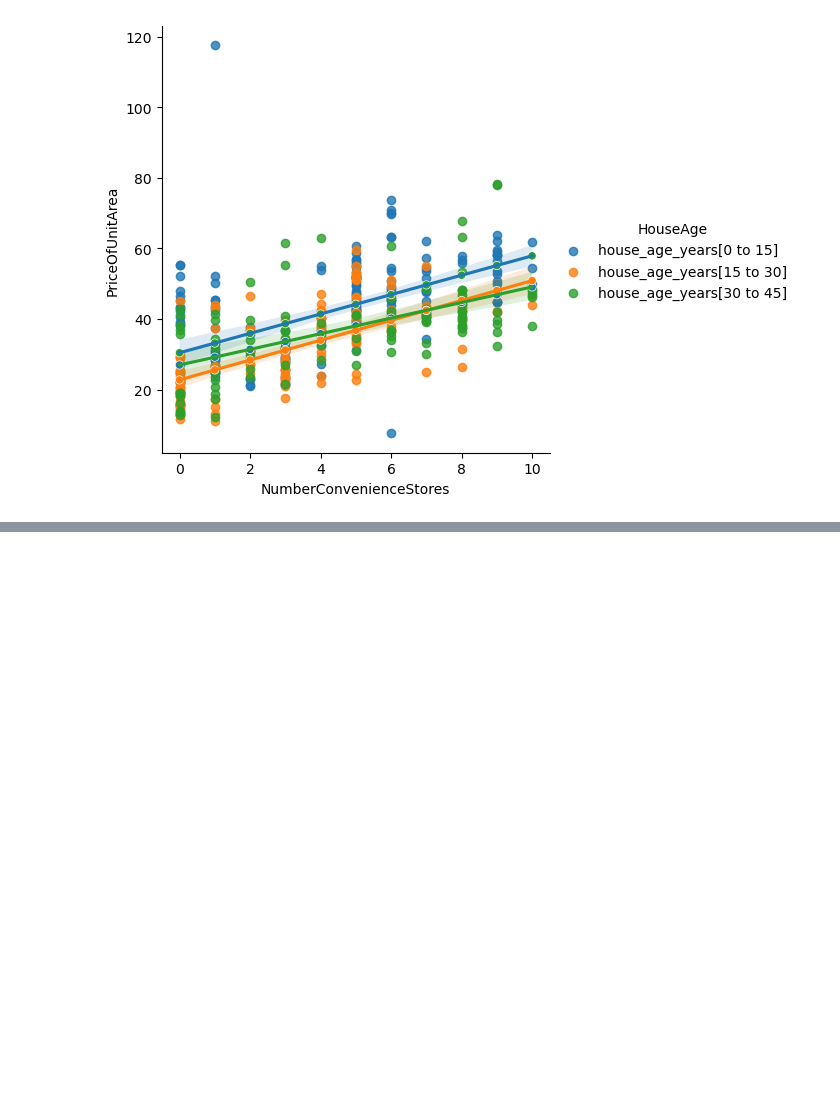
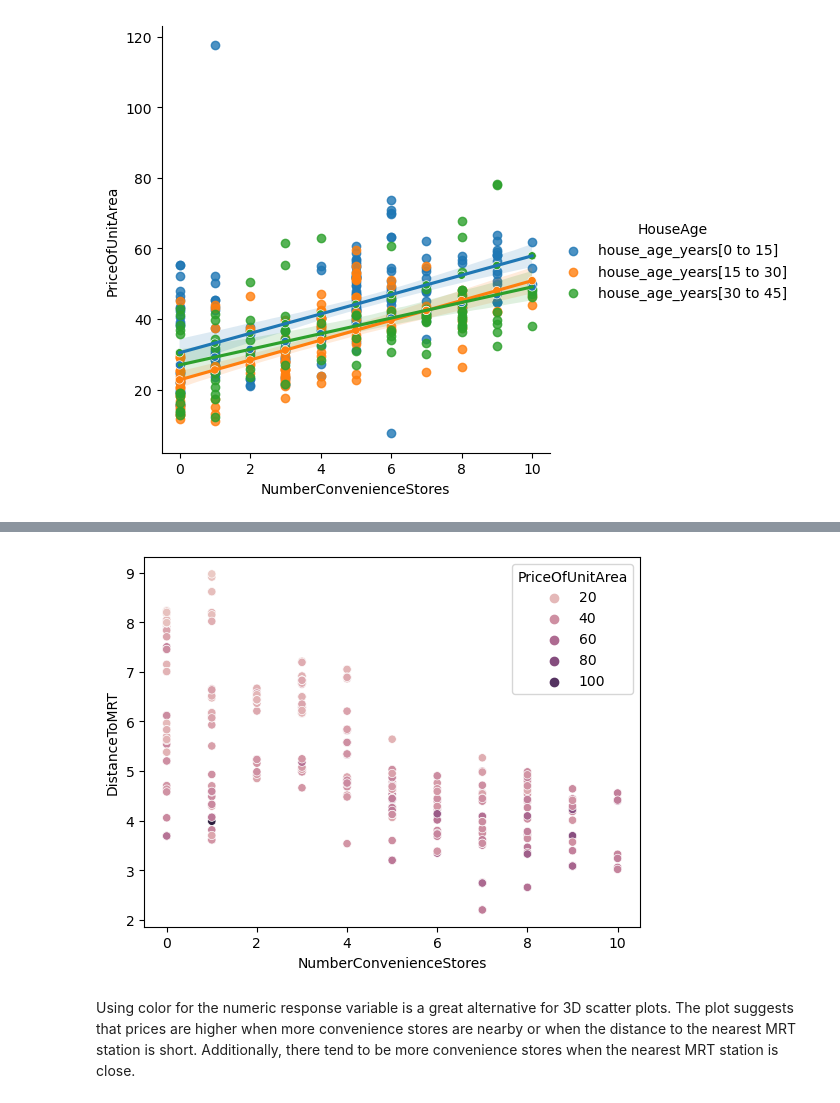
Before and after one commit to saalssall/Statistics_In_Python, a Jupyter notebook: Regression_statsmodel_2.ipynb, the cells around one changed output, grey strips where cells are left out. Saved outputs shown, nothing was run; the diff lists cells and outputs as text; code cells hidden in the pictures; blank space fills up the shorter version.

```diff
--- a/Regression_statsmodel_2.ipynb
+++ b/Regression_statsmodel_2.ipynb
@@ -572,0 +636,13 @@ plt.show()
+# %%
+# Transform dist_to_mrt_m to sqrt_dist_to_mrt_m
+taiwan_df["DistanceToMRT"] = np.sqrt(taiwan_df["DistanceToMRT"])
+
+# Draw a scatter plot of sqrt_dist_to_mrt_m vs. n_convenience colored by price_twd_msq
+sns.scatterplot(x = "NumberConvenienceStores", y = "DistanceToMRT",  hue = "PriceOfUnitArea", data = taiwan_df)
+
+# Show the plot
+plt.show()
+# %% [output]
+[figure, added]
+# %% [markdown]
+Using color for the numeric response variable is a great alternative for 3D scatter plots. The plot suggests that prices are higher when more convenience stores are nearby or when the distance to the nearest MRT station is short. Additionally, there tend to be more convenience stores when the nearest MRT station is close.
```
Also changed, not shown: parts of 9 cells of this notebook.
